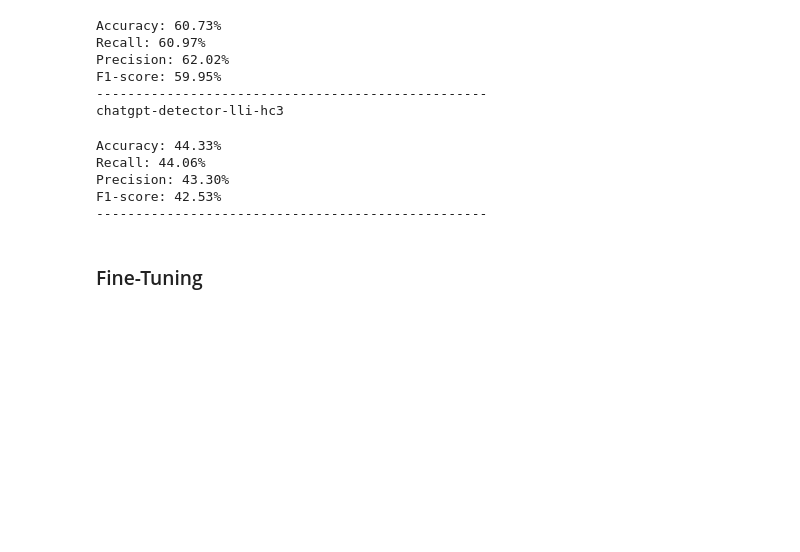
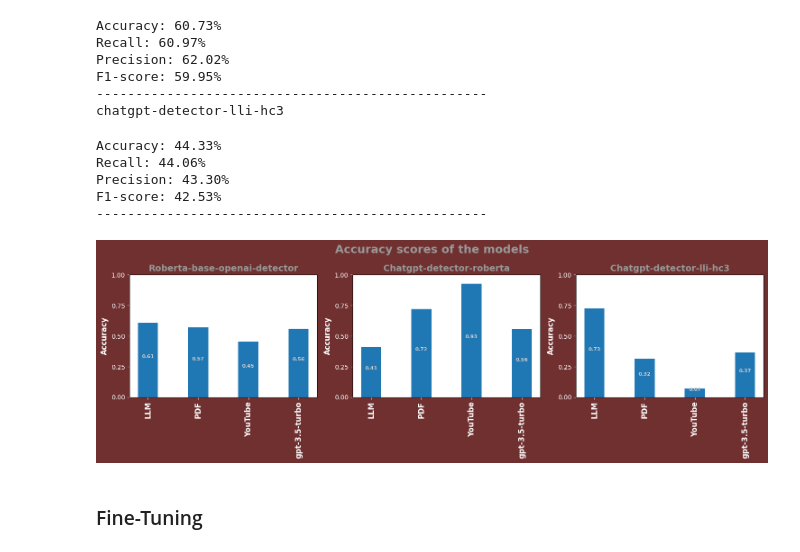
Before and after one commit to rusenbb/GPT-Detector, a Jupyter notebook: main.ipynb, the cells around one changed output. Saved outputs shown, nothing was run; the diff lists cells and outputs as text; code cells hidden in the pictures; blank space fills up the shorter version.

```diff
--- a/main.ipynb
+++ b/main.ipynb
@@ -91,13 +91,13 @@ df.dropna(inplace=True)
 df = df.sample(frac=1, random_state=42)
 
 # Splitting the DataFrame into train and validation and test datasets
-train_df, test_df = train_test_split(df[['labels', 'text']], test_size=0.2, random_state=42)
-train_df, val_df = train_test_split(train_df, test_size=0.2, random_state=42)
+train_df_pandas, test_df_pandas = train_test_split(df, test_size=0.2, random_state=42)
+train_df_pandas, val_df_pandas = train_test_split(train_df_pandas, test_size=0.2, random_state=42)
 
 # length of the datasets
-print(f"Length of the train dataset: {len(train_df)}")
-print(f"Length of the validation dataset: {len(val_df)}")
-print(f"Length of the test dataset: {len(test_df)}")
+print(f"Length of the train dataset: {len(train_df_pandas)}")
+print(f"Length of the validation dataset: {len(val_df_pandas)}")
+print(f"Length of the test dataset: {len(test_df_pandas)}")
 
 # see if conda is available on torch
 print(f"Cuda is available: {(device:=torch.cuda.is_available())}")
@@ -127,10 +127,12 @@ testing the out-of-the-box models on the dataset
 # test all three models on the same data
 model_confusion_matrices = {}
 model_scores_before_finetuning = {}
+all_predictions = []
 for i, model_name in enumerate(model_names):
     print(model_name)
-    predictions = model_predict(models[model_name], model_tokenizers[model_name], test_df['text'].tolist())
-    model_confusion_matrices[model_name], scores = eval_model(predictions, test_df['labels'].tolist(), return_scores=True)
+    predictions = model_predict(models[model_name], model_tokenizers[model_name], test_df_pandas['text'].tolist())
+    all_predictions.append(predictions)
+    model_confusion_matrices[model_name], scores = eval_model(predictions, test_df_pandas['labels'].tolist(), return_scores=True)
     model_scores_before_finetuning[model_names[i]] = {k: v for k, v in zip(["accuracy", "recall", "precision", "f1"], scores)}
     print("-"*50)
 # %% [output]
@@ -152,6 +154,72 @@ Recall: 44.06%
 Precision: 43.30%
 F1-score: 42.53%
 --------------------------------------------------
+# %%
+# # Splitting the DataFrame into train and validation and test datasets
+# train_df, test_df = train_test_split(df, test_size=0.2, random_state=42)
+# train_df, val_df = train_test_split(train_df, test_size=0.2, random_state=42)
+
+test_df_pandas['roberta-base-openai-detector_pred'] = all_predictions[0]
+test_df_pandas['chatgpt-detector-roberta_pred'] = all_predictions[1]
+test_df_pandas['chatgpt-detector-lli-hc3_pred'] = all_predictions[2]
+
+
+# Define the sources and models
+sources = ['LLM', 'PDF', 'YouTube', 'gpt-3.5-turbo']
+models_name_temp = {
+    'Roberta-base-openai-detector': 'roberta-base-openai-detector_pred',
+    'Chatgpt-detector-roberta': 'chatgpt-detector-roberta_pred',
+    'Chatgpt-detector-lli-hc3': 'chatgpt-detector-lli-hc3_pred'
+}
+
+# Initialize a dictionary to store accuracy scores
+accuracy_scores = {model: [] for model in models_name_temp}
+
+# Calculate accuracy scores using nested loops
+for model, pred_column in models_name_temp.items():
+    for source in sources:
+        accuracy = accuracy_score(test_df_pandas[test_df_pandas['source'] == source]['labels'],
+                                  test_df_pandas[test_df_pandas['source'] == source][pred_column])
+        accuracy_scores[model].append(accuracy)
+
+import numpy as np
+import matplotlib.pyplot as plt
+from sklearn.metrics import accuracy_score
+from sklearn.model_selection import train_test_split
+
+# Assuming your test_df, models, sources, and accuracy_scores are already defined
+
+# Bar plot of the accuracy scores
+fig, ax = plt.subplots(1, 3, figsize=(15, 5))
+fig.suptitle('Accuracy scores of the models', fontsize=18, fontweight='bold', color='#999999')
+fig.set_facecolor('#703030')
+
+# Create an array with the position of each bar along the x-axis
+x = np.arange(len(sources))
+
+# Plot each bar plot showing the accuracy scores
+for i, (model, scores) in enumerate(accuracy_scores.items()):
+    bars = ax[i].bar(x, scores, width=0.4, label=model)
+
+    # Add numbers on top of the bars
+    for bar in bars:
+        yval = bar.get_height()
+        ax[i].text(bar.get_x() + bar.get_width()/2, yval/2 + 0.01, round(yval, 2),
+                   ha='center', va='bottom', color='#CCCCCC', fontweight='bold', fontsize=8)
+
+    ax[i].set_title(model, fontweight='bold', fontsize=14, color='#999999')
+    ax[i].set_xticks(x)
+    ax[i].set_xticklabels(sources, fontweight='bold', fontsize=12, color='white', rotation=90)
+    ax[i].set_ylim(0, 1)
+    ax[i].set_yticks(np.arange(0, 1.1, 0.25))
+    ax[i].set_ylabel('Accuracy', fontweight='bold', fontsize=12, color='white')
+    ax[i].tick_params(axis='x', colors='white')
+    ax[i].tick_params(axis='y', colors='white')
+
+plt.tight_layout()
+plt.show()
+# %% [output]
+[figure, added]
 # %% [markdown]
 ### Fine-Tuning
 # %% [markdown]
```
Also changed, not shown: parts of 6 cells of this notebook.
